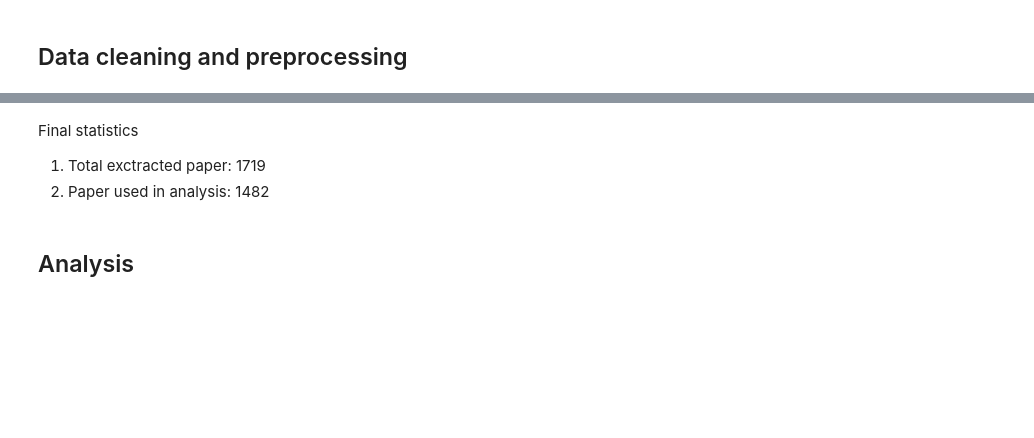
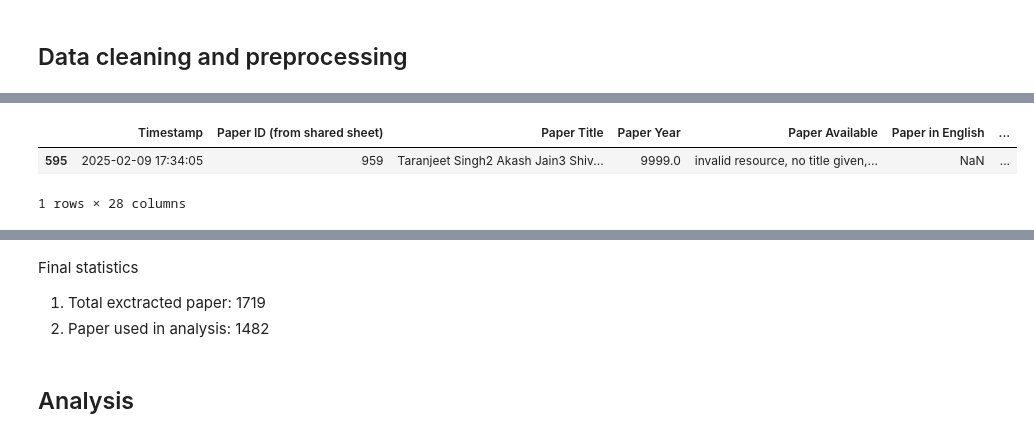
Before and after one commit to openml/OpenML-Paper-Impact-Analysis, a Jupyter notebook: scripts/openml_impact_analysis.ipynb, the cells around one changed output, grey strips where cells are left out. Saved outputs shown, nothing was run; the diff lists cells and outputs as text; code cells hidden in the pictures; blank space fills up the shorter version.

Commit message:
correct df[paper year]

```diff
--- a/scripts/openml_impact_analysis.ipynb
+++ b/scripts/openml_impact_analysis.ipynb
@@ -111,2 +243,8 @@ len(df)
+# %%
+df[(df["Paper Year"] > 2025) | (df["Paper Year"] < 2014)]
+# %% [output]
+|  | Timestamp | Paper ID (from shared sheet) | Paper Title | Paper Year | Paper Available | Paper in English | ... |
+| 595 | 2025-02-09 17:34:05 | 959 | Taranjeet Singh2 Akash Jain3 Shiv... | 9999.0 | invalid resource, no title given,... | NaN | ... |
+1 rows × 28 columns
 # %%
 print("Paper with wrong year: ", 1696-1665)
```
Also changed, not shown: parts of 36 cells of this notebook.
